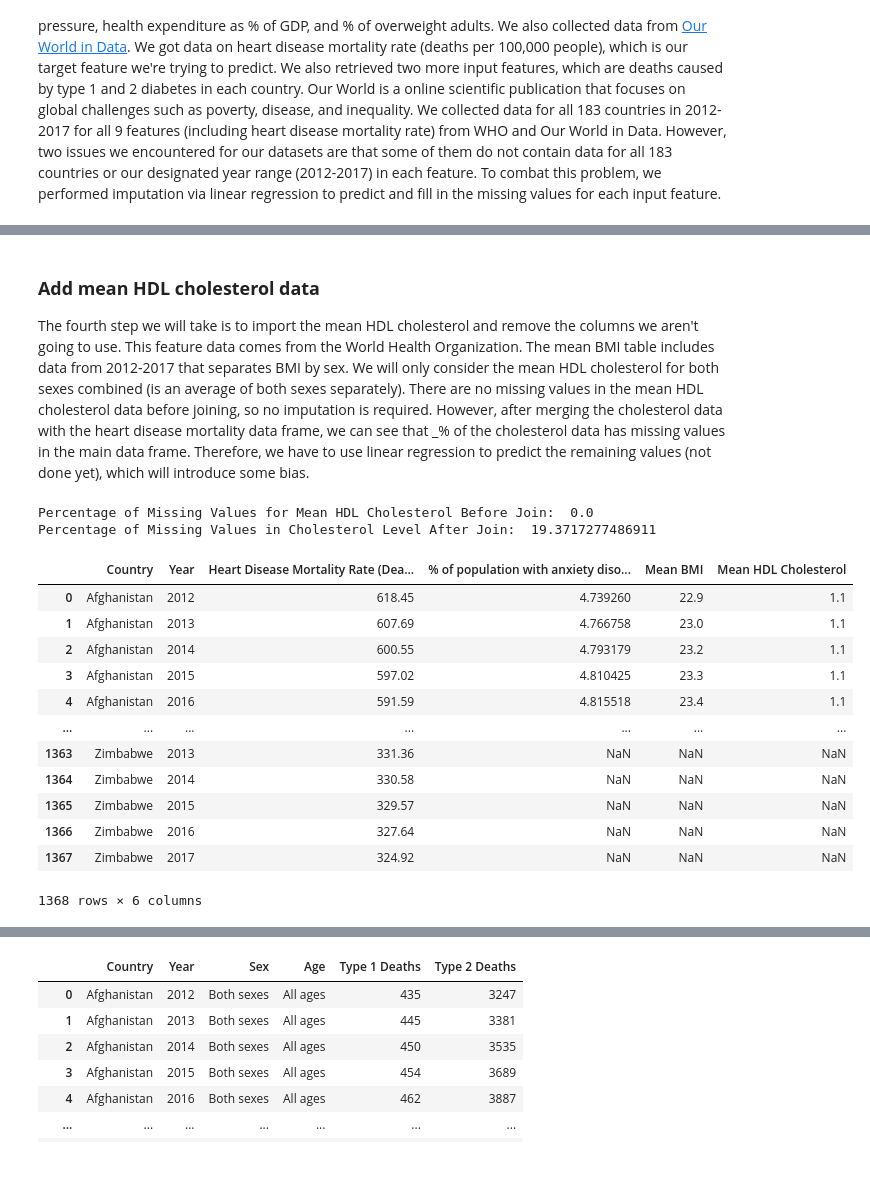
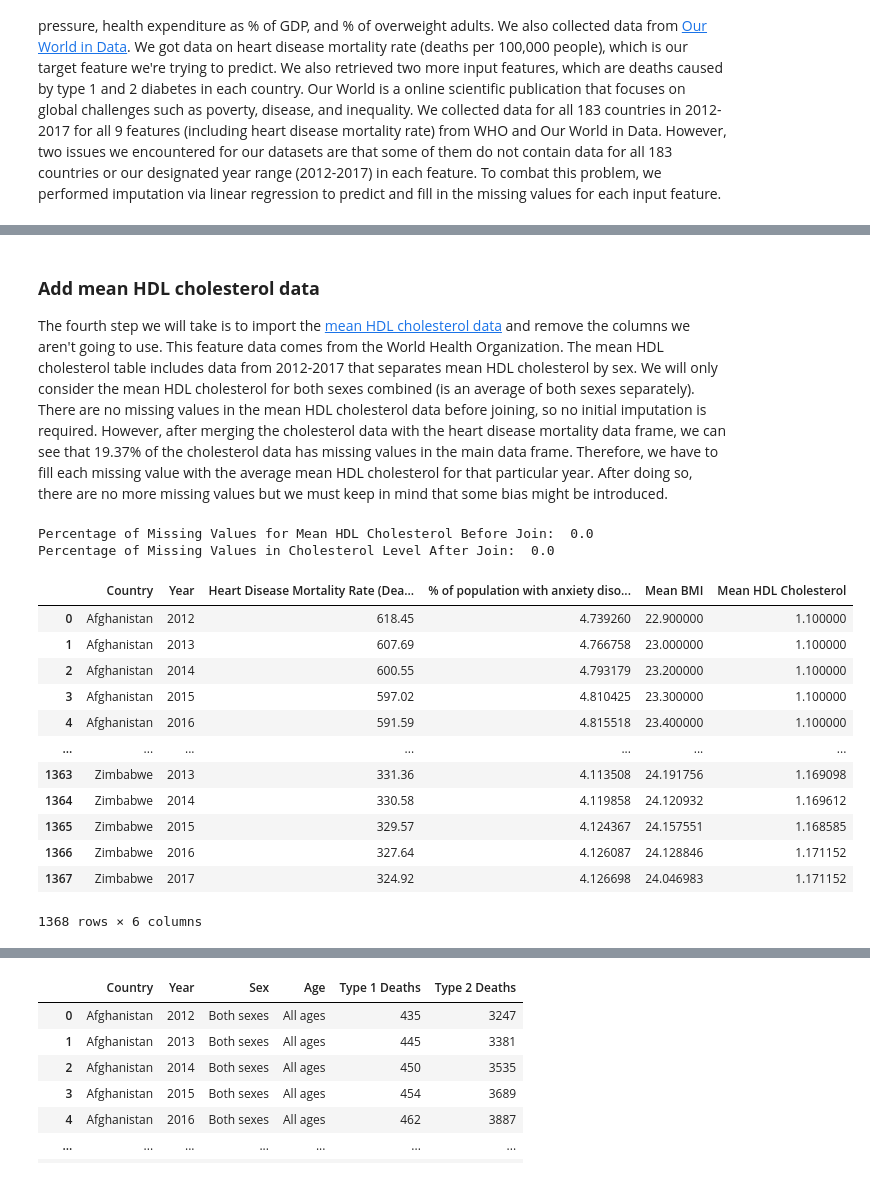
Before and after one commit to tulisamarth123/tulisamarth123.github.io, a Jupyter notebook: final_tutorial_notebook.ipynb, the cells around one changed output, grey strips where cells are left out. Cells and saved outputs as stored; diff of their text form; code cells hidden in the pictures.

```diff
--- a/final_tutorial_notebook.ipynb
+++ b/final_tutorial_notebook.ipynb
@@ -71,11 +69,18 @@ anxiety_prevalence_all_countries = anxiety_prevalence_all_countries.sort_values(
 anxiety_prevalence_all_countries = anxiety_prevalence_all_countries.reset_index(drop = True)
 # Compute % of missing values in anxiety disorder data
 percentage_missing_values_anxiety_before = ((float(anxiety_prevalence_all_countries['% of population with anxiety disorders'].isna().sum()))/anxiety_prevalence_all_countries['% of population with anxiety disorders'].count()) * 100.0
-print(percentage_missing_values_anxiety_before)
+print("Percent Missing Anxiety Values Before Join: ", percentage_missing_values_anxiety_before)
+# Substituting all NaN values in anxiety col of main dataframe with mean values of corresponding years
+heart_disease_death_rates['% of population with anxiety disorders'] = anxiety_prevalence_all_countries['% of population with anxiety disorders']
+heart_disease_death_rates['% of population with anxiety disorders'] = heart_disease_death_rates['% of population with anxiety disorders'].fillna(0.0)
+for index, row in heart_disease_death_rates.iterrows():
+    if row['% of population with anxiety disorders'] == 0.0:
+        anxiety_col = heart_disease_death_rates[heart_disease_death_rates['Year'] == row['Year']]['% of population with anxiety disorders']
+        mean_anxiety = anxiety_col.mean(axis = 0)
+        heart_disease_death_rates.loc[index, '% of population with anxiety disorders'] = mean_anxiety
 # Compute % of missing values in anxiety after join
-heart_disease_death_rates['% of population with anxiety disorders'] = anxiety_prevalence_all_countries['% of population with anxiety disorders']
 percentage_missing_values_anxiety_after = ((float(heart_disease_death_rates['% of population with anxiety disorders'].isna().sum()))/heart_disease_death_rates['% of population with anxiety disorders'].count()) * 100.0
+print("Percent Missing Anxiety Values After Join and Imputation: ", percentage_missing_values_anxiety_after)
 # Outputting heart disease death rates df with anxiety column
-print(percentage_missing_values_anxiety_after)
 heart_disease_death_rates
 # %% [output]
@@ -111,10 +116,18 @@ bmi_all_countries = bmi_all_countries[['Country', 'Year', 'Mean BMI']]
 # Compute % of missing values in BMI data frame before join
 percentage_missing_values_bmi_before = ((float(bmi_all_countries['Mean BMI'].isna().sum()))/bmi_all_countries['Mean BMI'].count()) * 100.0
 print("Percentage of Missing Values for Mean BMI Before Join: ", percentage_missing_values_bmi_before)
-# Merge BMI data with heart disease mortality data frame and compute % of missing values after join
+# Merge BMI data with heart disease mortality data frame, Substituting all NaN values in BMI col of main dataframe with mean values of corresponding years
 heart_disease_death_rates['Mean BMI'] = bmi_all_countries['Mean BMI']
+heart_disease_death_rates['Mean BMI'] = heart_disease_death_rates['Mean BMI'].fillna(0.0)
+for index, row in heart_disease_death_rates.iterrows():
+    if row['Mean BMI'] == 0.0:
+        bmi_col = heart_disease_death_rates[heart_disease_death_rates['Year'] == row['Year']]['Mean BMI'].dropna()
+        bmi_mean = bmi_col.mean(axis = 0)
+        heart_disease_death_rates.loc[index, 'Mean BMI'] = bmi_mean
+# Compute % of missing values in BMI after join
 percentage_missing_values_bmi_after = ((float(heart_disease_death_rates['Mean BMI'].isna().sum()))/heart_disease_death_rates['Mean BMI'].count()) * 100.0
 print("Percentage of Missing Values in Mean BMI After Join: ", percentage_missing_values_bmi_after)
+# Outputting heart disease death rates df with BMI column
 heart_disease_death_rates
 # %% [output]
 Percentage of Missing Values for Mean BMI Before Join:  2.094240837696335
@@ -135,38 +148,46 @@ Percentage of Missing Values in Mean BMI After Join:  43.24607329842932
 # %% [markdown]
 ### **Add mean HDL cholesterol data**
 
-The fourth step we will take is to import the mean HDL cholesterol and remove the columns we aren't going to use. This feature data comes from the World Health Organization. The mean BMI table includes data from 2012-2017 that separates BMI by sex. We will only consider the mean HDL cholesterol for both sexes combined (is an average of both sexes separately). There are no missing values in the mean HDL cholesterol data before joining, so no imputation is required. However, after merging the cholesterol data with the heart disease mortality data frame, we can see that _% of the cholesterol data has missing values in the main data frame. Therefore, we have to use linear regression to predict the remaining values (not done yet), which will introduce some bias.
+The fourth step we will take is to import the [mean HDL cholesterol data](https://www.who.int/data/gho/data/indicators/indicator-details/GHO/gho-mean-hdl-cholesterol-crude) and remove the columns we aren't going to use. This feature data comes from the World Health Organization. The mean HDL cholesterol table includes data from 2012-2017 that separates mean HDL cholesterol by sex. We will only consider the mean HDL cholesterol for both sexes combined (is an average of both sexes separately). There are no missing values in the mean HDL cholesterol data before joining, so no initial imputation is required. However, after merging the cholesterol data with the heart disease mortality data frame, we can see that 19.37% of the cholesterol data has missing values in the main data frame. Therefore, we have to fill each missing value with the average mean HDL cholesterol for that particular year. After doing so, there are no more missing values but we must keep in mind that some bias might be introduced.
 # %%
 # Import mean HDL cholesterol data of both sexes
 mean_HDL_cholesterol = pd.read_csv("data/cholestrol2012-2017.csv")
 mean_HDL_cholesterol = mean_HDL_cholesterol[['Location', 'Period', 'Dim1','FactValueNumeric']]
 mean_HDL_cholesterol = mean_HDL_cholesterol.rename(columns = {"Location": "Country", "Period": "Year", "Dim1":"Sex", "Dim2":"Age", "FactValueNumeric": "Cholesterol Level"})
 mean_HDL_cholesterol = mean_HDL_cholesterol[mean_HDL_cholesterol["Sex"] == "Both sexes"]
 # Sort data frame by country and year and reset index
 mean_HDL_cholesterol = mean_HDL_cholesterol.sort_values(by=['Country', 'Year'])
 mean_HDL_cholesterol = mean_HDL_cholesterol.reset_index(drop = True)
 mean_HDL_cholesterol  = mean_HDL_cholesterol[['Country', 'Year', 'Cholesterol Level']]
 # Compute % of missing values in cholesterol data frame before join
 percentage_missing_values_cholesterol_before = ((float(mean_HDL_cholesterol['Cholesterol Level'].isna().sum()))/mean_HDL_cholesterol['Cholesterol Level'].count()) * 100.0
 print("Percentage of Missing Values for Mean HDL Cholesterol Before Join: ", percentage_missing_values_cholesterol_before)
-# Merge cholesteorl data with heart disease mortality data frame and compute % of missing values after join
+# Merge cholesteorl data with heart disease mortality data frame, Substituting all NaN values in mean HDL cholesterol col of main dataframe with mean values of corresponding years
 heart_disease_death_rates['Mean HDL Cholesterol'] = mean_HDL_cholesterol['Cholesterol Level']
+heart_disease_death_rates['Mean HDL Cholesterol'] = heart_disease_death_rates['Mean HDL Cholesterol'].fillna(0.0)
+for index, row in heart_disease_death_rates.iterrows():
+    if row['Mean HDL Cholesterol'] == 0.0:
+        hdl_cholesterol_col = heart_disease_death_rates[heart_disease_death_rates['Year'] == row['Year']]['Mean HDL Cholesterol'].dropna()
+        hdl_cholesterol_mean = hdl_cholesterol_col.mean(axis = 0)
+        heart_disease_death_rates.loc[index, 'Mean HDL Cholesterol'] = hdl_cholesterol_mean
+# Compute % of missing values in mean HDL cholesterol after join
 percentage_missing_values_cholesterol_after = ((float(heart_disease_death_rates['Mean HDL Cholesterol'].isna().sum()))/heart_disease_death_rates['Mean HDL Cholesterol'].count()) * 100.0
 print("Percentage of Missing Values in Cholesterol Level After Join: ", percentage_missing_values_cholesterol_after)
+# Outputting heart disease death rates df with mean HDL cholesterol column
 heart_disease_death_rates
 # %% [output]
 Percentage of Missing Values for Mean HDL Cholesterol Before Join:  0.0
-Percentage of Missing Values in Cholesterol Level After Join:  19.3717277486911
+Percentage of Missing Values in Cholesterol Level After Join:  0.0
 |  | Country | Year | Heart Disease Mortality Rate (Dea... | % of population with anxiety diso... | Mean BMI | Mean HDL Cholesterol |
-| 0 | Afghanistan | 2012 | 618.45 | 4.739260 | 22.9 | 1.1 |
-| 1 | Afghanistan | 2013 | 607.69 | 4.766758 | 23.0 | 1.1 |
-| 2 | Afghanistan | 2014 | 600.55 | 4.793179 | 23.2 | 1.1 |
-| 3 | Afghanistan | 2015 | 597.02 | 4.810425 | 23.3 | 1.1 |
-| 4 | Afghanistan | 2016 | 591.59 | 4.815518 | 23.4 | 1.1 |
+| 0 | Afghanistan | 2012 | 618.45 | 4.739260 | 22.900000 | 1.100000 |
+| 1 | Afghanistan | 2013 | 607.69 | 4.766758 | 23.000000 | 1.100000 |
+| 2 | Afghanistan | 2014 | 600.55 | 4.793179 | 23.200000 | 1.100000 |
+| 3 | Afghanistan | 2015 | 597.02 | 4.810425 | 23.300000 | 1.100000 |
+| 4 | Afghanistan | 2016 | 591.59 | 4.815518 | 23.400000 | 1.100000 |
 | ... | ... | ... | ... | ... | ... | ... |
-| 1363 | Zimbabwe | 2013 | 331.36 | NaN | NaN | NaN |
-| 1364 | Zimbabwe | 2014 | 330.58 | NaN | NaN | NaN |
-| 1365 | Zimbabwe | 2015 | 329.57 | NaN | NaN | NaN |
-| 1366 | Zimbabwe | 2016 | 327.64 | NaN | NaN | NaN |
-| 1367 | Zimbabwe | 2017 | 324.92 | NaN | NaN | NaN |
+| 1363 | Zimbabwe | 2013 | 331.36 | 4.113508 | 24.191756 | 1.169098 |
+| 1364 | Zimbabwe | 2014 | 330.58 | 4.119858 | 24.120932 | 1.169612 |
+| 1365 | Zimbabwe | 2015 | 329.57 | 4.124367 | 24.157551 | 1.168585 |
+| 1366 | Zimbabwe | 2016 | 327.64 | 4.126087 | 24.128846 | 1.171152 |
+| 1367 | Zimbabwe | 2017 | 324.92 | 4.126698 | 24.046983 | 1.171152 |
 1368 rows × 6 columns
```
Also changed, not shown: parts of 16 cells of this notebook, 1 other file.
